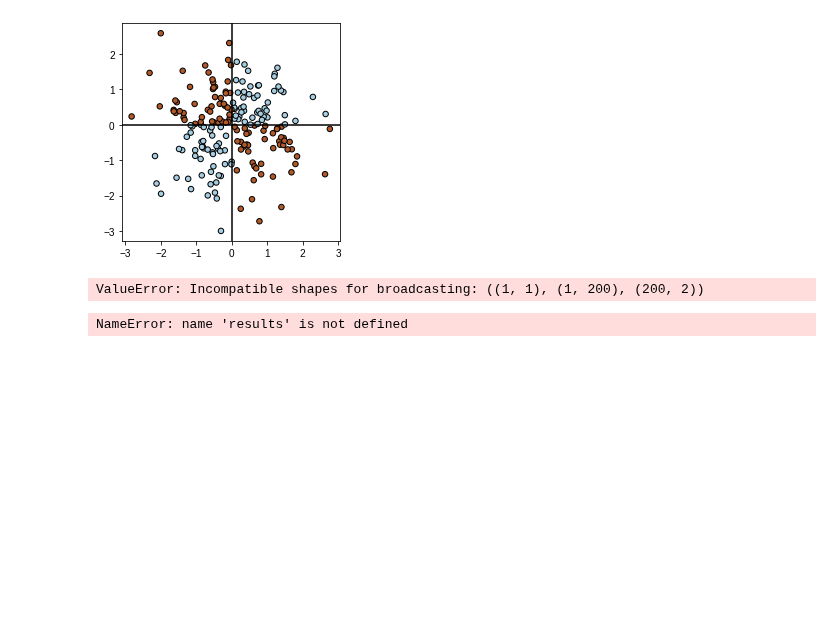
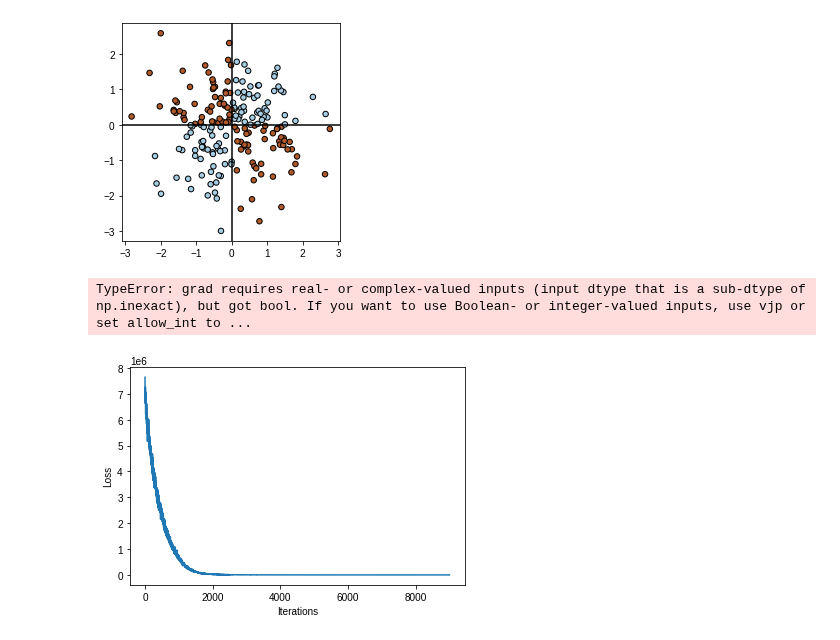
Before and after one commit to dfm/tinygp, a Jupyter notebook: docs/tutorials/gp_classification_svi.ipynb, the cells around one changed output. Saved outputs shown, nothing was run; the diff lists cells and outputs as text; code cells hidden in the pictures; blank space fills up the shorter version.

```diff
--- a/docs/tutorials/gp_classification_svi.ipynb
+++ b/docs/tutorials/gp_classification_svi.ipynb
@@ -58,56 +56,32 @@ from tinygp import kernels, transforms, GaussianProcess
 
 def model(x, y = None):
     # Set up a typical Squared Exponential kernel
+    mean = numpyro.param("mean", jnp.zeros(()))
+    sigma = numpyro.param("sigma", jnp.ones(()))
+    ell = numpyro.param("ell", jnp.ones(()))
 
-    sigma = numpyro.param("sigma", jnp.ones(), constraint = dist.constraints.positive)
-    ell = numpyro.param("ell", jnp.ones(), constraint = dist.constraints.positive)
-    jitter = numpyro.param("jitter", jnp.zeros())
-
-    kernel = (sigma ** 2) * kernels.ExpSineSquared(scale = ell)
+    kernel = (sigma ** 2) * kernels.ExpSquared(scale = ell)
 
     # Evaluate and return the GP negative log likelihood as usual
-    gp = GaussianProcess(kernel, X, diag=jitter ** 2)
+    gp = GaussianProcess(kernel, x, diag=1e-5, mean = mean)
 
     log_rate = numpyro.sample("log_rate", gp.numpyro_dist())
-    log_rate = sigmoid(log_rate)
-    numpyro.sample("obs", dist.Bernoulli(jnp.exp(log_rate)), obs = y)
+    l = sigmoid(log_rate)
+    numpyro.sample("obs", dist.Bernoulli(l), obs = y)
 
 
 def guide(x, y=None):
     mu = numpyro.param(
-        "log_rate_mu", jnp.zeros_like(x) if y is None else jnp.log(y + 1)
+        "log_rate_mu", jnp.zeros_like(x) if y is None else y.astype(float) + 1
     )
     sigma = numpyro.param(
         "log_rate_sigma",
-        jnp.ones_like(x),
-        constraint=dist.constraints.positive,
+        jnp.ones_like(y),
     )
     numpyro.sample("log_rate", dist.Independent(dist.Normal(mu, sigma), 1))
 # %%
-optim = numpyro.optim.Adam(0.01)
+optim = numpyro.optim.Adam(0.001)
 svi = numpyro.infer.SVI(model, guide, optim, numpyro.infer.Trace_ELBO(10))
-results = svi.run(jax.random.PRNGKey(55873), 3000, X, y=y, progress_bar=False)
+results = svi.run(jax.random.PRNGKey(55873), 9000, X, y=y, progress_bar=False)
 # %% [output]
-ValueError: Incompatible shapes for broadcasting: ((1, 1), (1, 200), (200, 2))
+TypeError: grad requires real- or complex-valued inputs (input dtype that is a sub-dtype of np.inexact), but got bool. If you want to use Boolean- or integer-valued inputs, use vjp or set allow_int to ...
-# %%
-mu = results.params["log_rate_mu"]
-sigma = results.params["log_rate_sigma"]
-plt.plot(x, np.exp(mu), color="C0", label="VI inferred rate")
-plt.fill_between(
-    x,
-    np.exp(mu - 2 * sigma),
-    np.exp(mu + 2 * sigma),
-    alpha=0.3,
-    lw=0,
-    color="C0",
-)
-plt.fill_between(
-    x, np.exp(mu - sigma), np.exp(mu + sigma), alpha=0.3, lw=0, color="C0"
-)
-plt.plot(x, np.exp(true_log_rate), "--", color="C1", label="true rate")
-plt.plot(x, y, ".k", label="data")
-plt.legend(loc=2)
-plt.xlabel("x")
-_ = plt.ylabel("counts")
-# %% [output]
-NameError: name 'results' is not defined
@@ -119,0 +88,7 @@ def rounder(x):
+# %%
+fig = plt.figure()
+plt.plot(results.losses)
+plt.xlabel("Iterations")
+_ = plt.ylabel("Loss")
+# %% [output]
+[figure, added]
```
Also changed, not shown: parts of 9 cells of this notebook, 2 other files.
